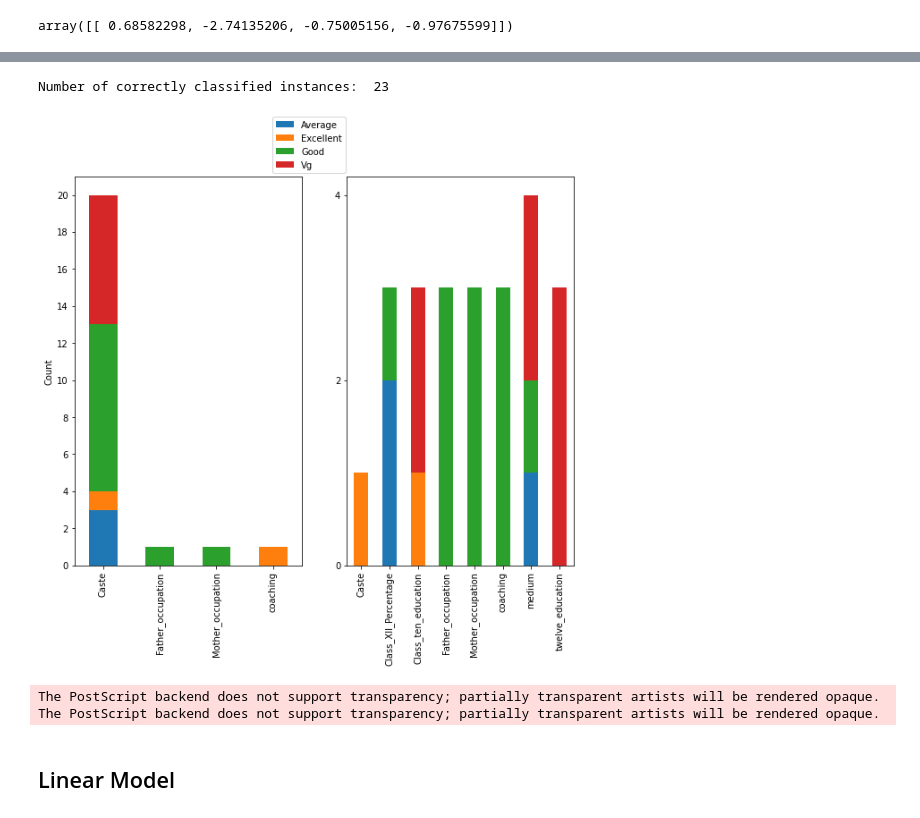
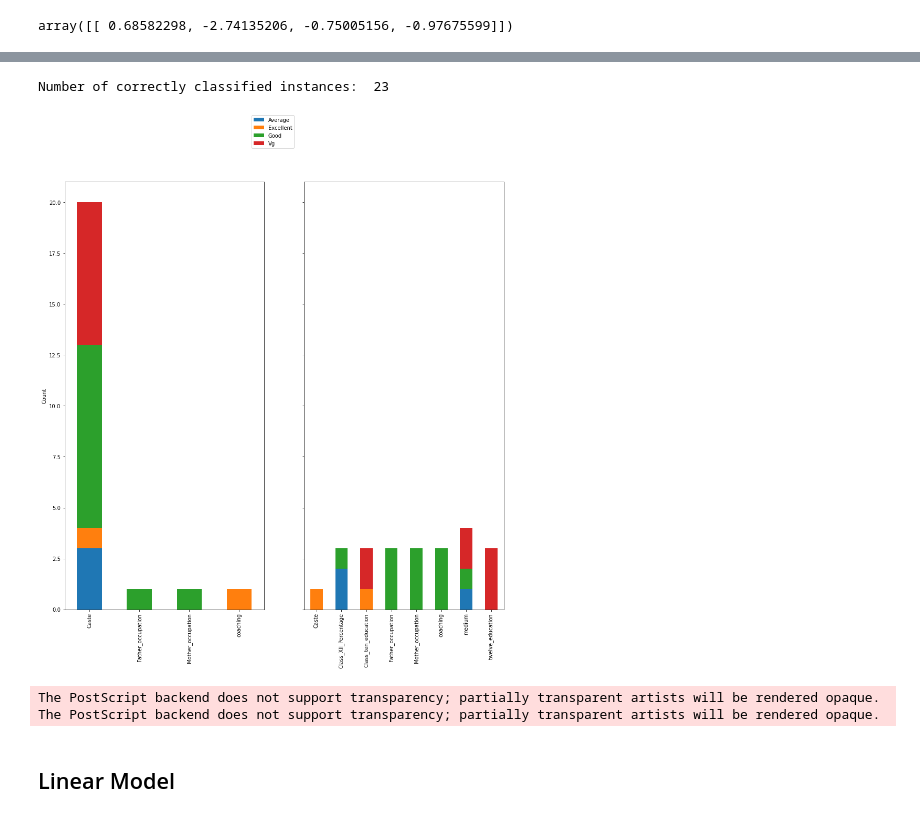
Before and after one commit to AmilaIndika789/Explainability_AI_Research, a Jupyter notebook: interpretML_glassbox.ipynb, the cells around one changed output, grey strips where cells are left out. Cells and saved outputs as stored; diff of their text form; code cells hidden in the pictures.

```diff
--- a/interpretML_glassbox.ipynb
+++ b/interpretML_glassbox.ipynb
@@ -106,38 +106,38 @@ dat_loc = ebm_local.data(-1)
 count = 0
 feat_names = ['Gender',
     'Caste',
     'coaching',
     'Class_ten_education',
     'twelve_education',
     'medium',
     'Class_X_Percentage',
     'Class_XII_Percentage',
     'Father_occupation',
     'Mother_occupation']
 classes = ['Average', 'Excellent', 'Good', 'Vg']
 tp = pd.DataFrame(columns=['Class','first_feat','second_feat'])
 for d in dat_loc['specific']:
     actual_class = d['perf']['actual']
     if actual_class==d['perf']['predicted']:
         f2 = pd.DataFrame(d['scores'])[actual_class].nlargest(2)
         tp = tp.append({'Class':classes[actual_class], 'first_feat':feat_names[f2.index[0]], 'second_feat':feat_names[f2.index[1]]},ignore_index=True)
         count += 1
 print("Number of correctly classified instances: ", count)
 fr = tp[['Class','first_feat']].groupby(['first_feat','Class']).size().unstack(fill_value=0)
 sc = tp[['Class','second_feat']].groupby(['second_feat','Class']).size().unstack(fill_value=0)
 
-fig, axes = plt.subplots(nrows=1, ncols=2,figsize=(15,20))
+fig, axes = plt.subplots(1,2,figsize=(15,15),sharey=True)
 
-fr.plot(kind='bar',stacked=True,figsize=(10,8),ylabel='Count',xlabel='', ax=axes[0], legend=False, yticks=np.arange(0, fr.sum(axis=1).max()+1, step=2))
-sc.plot(kind='bar',stacked=True,figsize=(10,8),ylabel='',xlabel='', ax=axes[1], legend=False, yticks=np.arange(0, sc.sum(axis=1).max()+1, step=2))
+fr.plot(kind='bar',stacked=True,ylabel='Count',xlabel='', ax=axes[0], legend=False)
+sc.plot(kind='bar',stacked=True,ylabel='',xlabel='', ax=axes[1], legend=False)
 # plt.yticks(np.arange(0, fr.sum().sum(), step=2))
-handles, labels = ax.get_legend_handles_labels()
+handles, labels = axes[1].get_legend_handles_labels()
 fig.legend(handles, labels, loc='upper center')
 plt.show()
 fig.savefig('results-ebm/feat_histo.eps', format='eps')
 # %% [output]
 Number of correctly classified instances:  23
-[figure, old version]
+[figure, new version]
 The PostScript backend does not support transparency; partially transparent artists will be rendered opaque.
 The PostScript backend does not support transparency; partially transparent artists will be rendered opaque.
 # %% [markdown]
```
Also changed, not shown: 1 other file.
